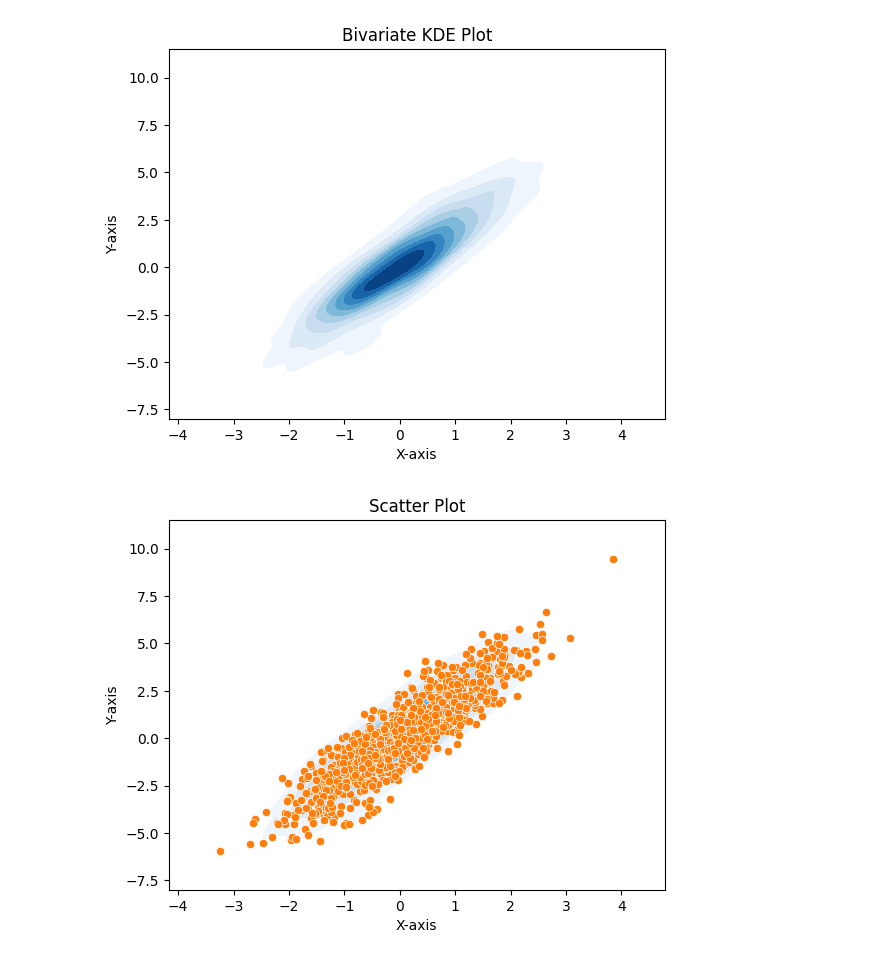
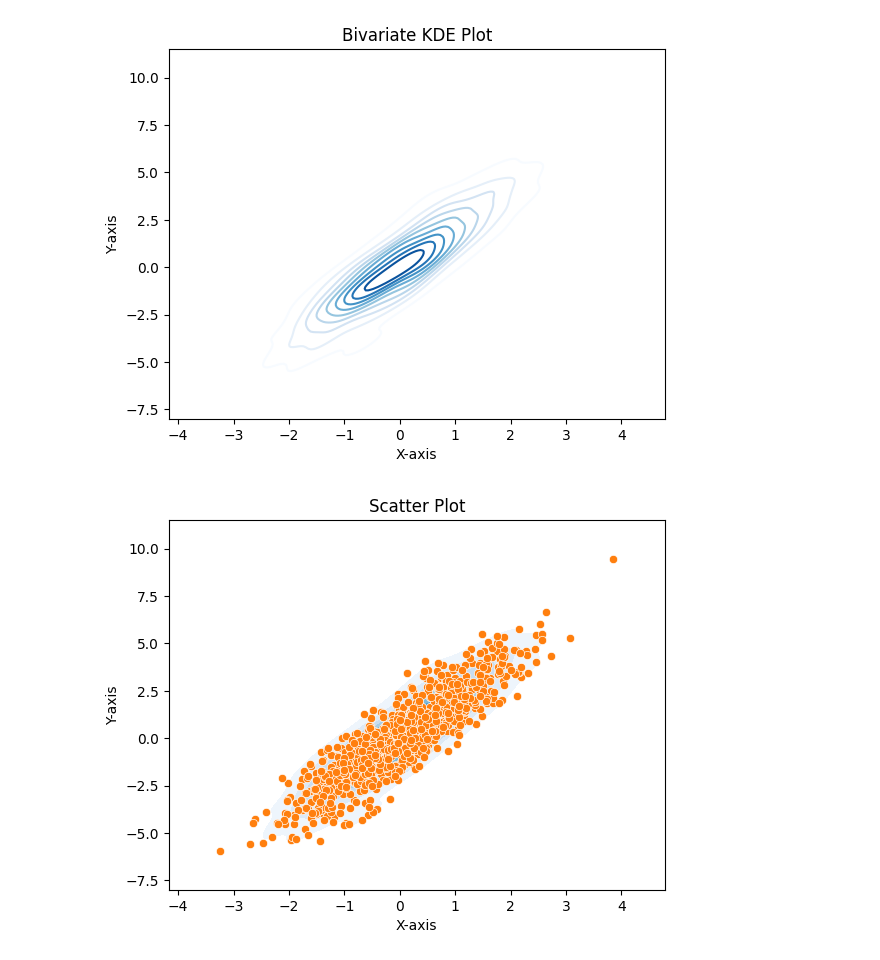
Before and after one commit to Rubesh-RS/My_studies, a Jupyter notebook: Untitled.ipynb, the cells around one changed output. Cells and saved outputs as stored; diff of their text form; code cells hidden in the pictures.

```diff
--- a/Untitled.ipynb
+++ b/Untitled.ipynb
@@ -1,24 +1,24 @@
 # %%
 import seaborn as sns
 import matplotlib.pyplot as plt
 import numpy as np
 # Create random data
 np.random.seed(42)
 x = np.random.normal(size=1000)
 y = 2 * x + np.random.normal(size=1000)
 
 # Create a bivariate KDE plot
-sns.kdeplot(x=x, y=y, cmap="Blues", fill=True)
+sns.kdeplot(x=x, y=y, cmap="Blues")
 
 # Add labels and title
 plt.title("Bivariate KDE Plot")
 plt.xlabel("X-axis")
 plt.ylabel("Y-axis")
 
 # Show plot
 plt.show()
 # %% [output]
-[figure, old version]
+[figure, new version]
 # %%
 import seaborn as sns
 import matplotlib.pyplot as plt
```
Also changed, not shown: 3 other files.
